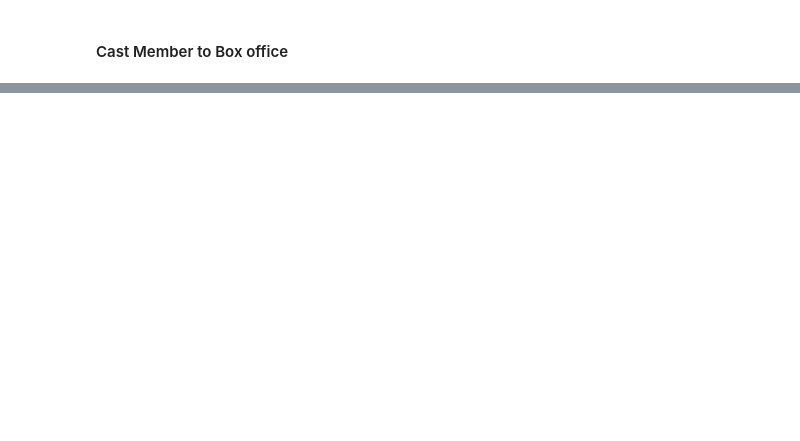
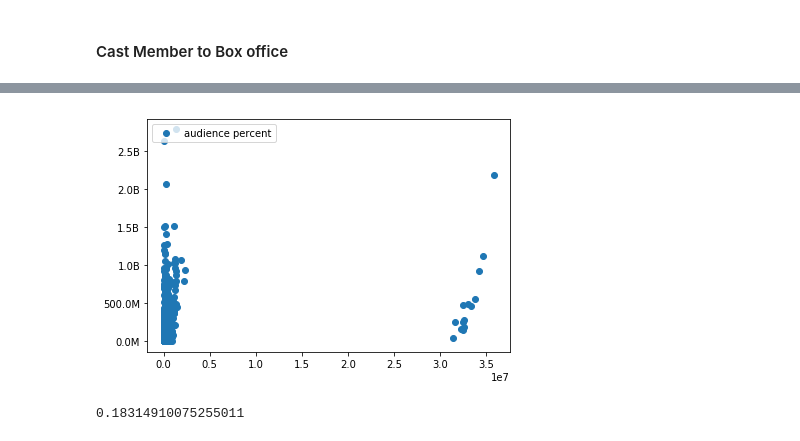
Before and after one commit to parmj/movie_data_analysis, a Jupyter notebook: Basic Correlations.ipynb, the cells around one changed output, grey strips where cells are left out. Drawn from its saved outputs; the diff is of its cells as text; code cells hidden in the pictures; blank space fills up the shorter version.

```diff
--- a/Basic Correlations.ipynb
+++ b/Basic Correlations.ipynb
@@ -66,0 +75,14 @@ wiki_tomato
+# %%
+fig2 = plt.figure()
+ax = fig2.add_subplot(111)
+y_labels = ax.get_yticks()
+ax.yaxis.set_major_formatter(ticker.FuncFormatter(millions))
+ax.scatter(wiki_tomato['audience_ratings'], wiki_tomato['nbox'], marker='o', label='audience percent')
+plt.legend(loc='upper left')
+plt.tight_layout()
+# %% [output]
+[figure, added]
+# %%
+wiki_tomato['audience_ratings'].corr(wiki_tomato['nbox'])
+# %% [output]
+0.18314910075255011
```
Also changed, not shown: parts of 7 cells of this notebook, 4 other files.
